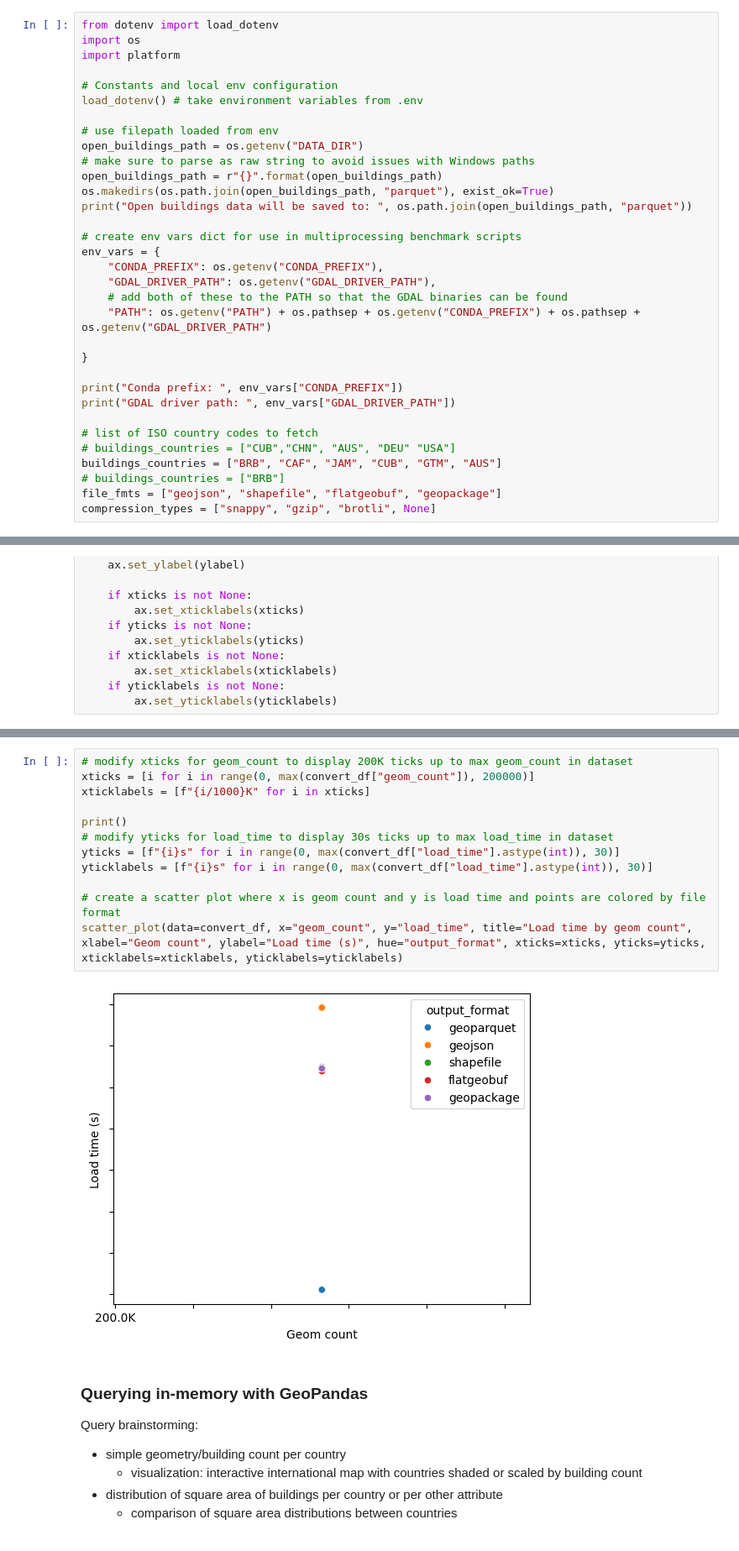
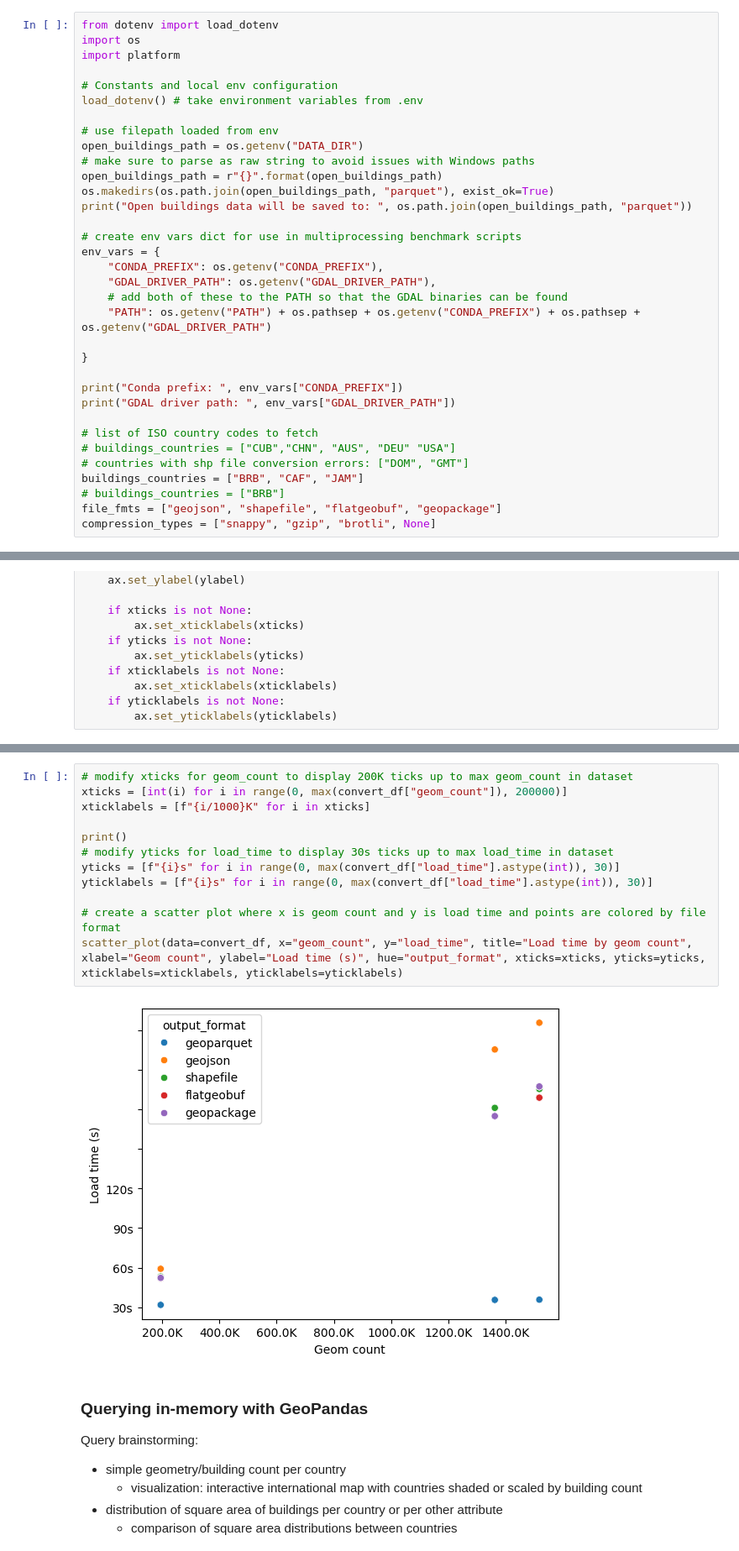
Before and after one commit to avega17/ds_benchwork, a Jupyter notebook: geoparquet-performance.ipynb, the cells around one changed output, grey strips where cells are left out. Shown at 84% size. Drawn from its saved outputs; the diff is of its cells as text.

Commit message:
updates to writeup, commit multi-country completed plots, init duckdb work

```diff
--- a/geoparquet-performance.ipynb
+++ b/geoparquet-performance.ipynb
@@ -97,7 +98,8 @@ print("GDAL driver path: ", env_vars["GDAL_DRIVER_PATH"])
 
 # list of ISO country codes to fetch
 # buildings_countries = ["CUB","CHN", "AUS", "DEU" "USA"]
-buildings_countries = ["BRB", "CAF", "JAM", "CUB", "GTM", "AUS"]
+# countries with shp file conversion errors: ["DOM", "GMT"]
+buildings_countries = ["BRB", "CAF", "JAM"]
 # buildings_countries = ["BRB"]
 file_fmts = ["geojson", "shapefile", "flatgeobuf", "geopackage"]
 compression_types = ["snappy", "gzip", "brotli", None]
@@ -266,17 +314,17 @@ barplot(data=convert_df, x="output_format", y="load_time", title="Load time by o
 # %%
 # modify xticks for geom_count to display 200K ticks up to max geom_count in dataset
-xticks = [i for i in range(0, max(convert_df["geom_count"]), 200000)]
+xticks = [int(i) for i in range(0, max(convert_df["geom_count"]), 200000)]
 xticklabels = [f"{i/1000}K" for i in xticks]
 
 print()
 # modify yticks for load_time to display 30s ticks up to max load_time in dataset
 yticks = [f"{i}s" for i in range(0, max(convert_df["load_time"].astype(int)), 30)]
 yticklabels = [f"{i}s" for i in range(0, max(convert_df["load_time"].astype(int)), 30)]
 
 # create a scatter plot where x is geom count and y is load time and points are colored by file format
 scatter_plot(data=convert_df, x="geom_count", y="load_time", title="Load time by geom count", xlabel="Geom count", ylabel="Load time (s)", hue="output_format", xticks=xticks, yticks=yticks, xticklabels=xticklabels, yticklabels=yticklabels)
 # %% [output]
-[figure, old version]
+[figure, new version]
 # %% [markdown]
 ### Querying in-memory with GeoPandas
 
```
Also changed, not shown: parts of 13 cells of this notebook, 3 other files.
